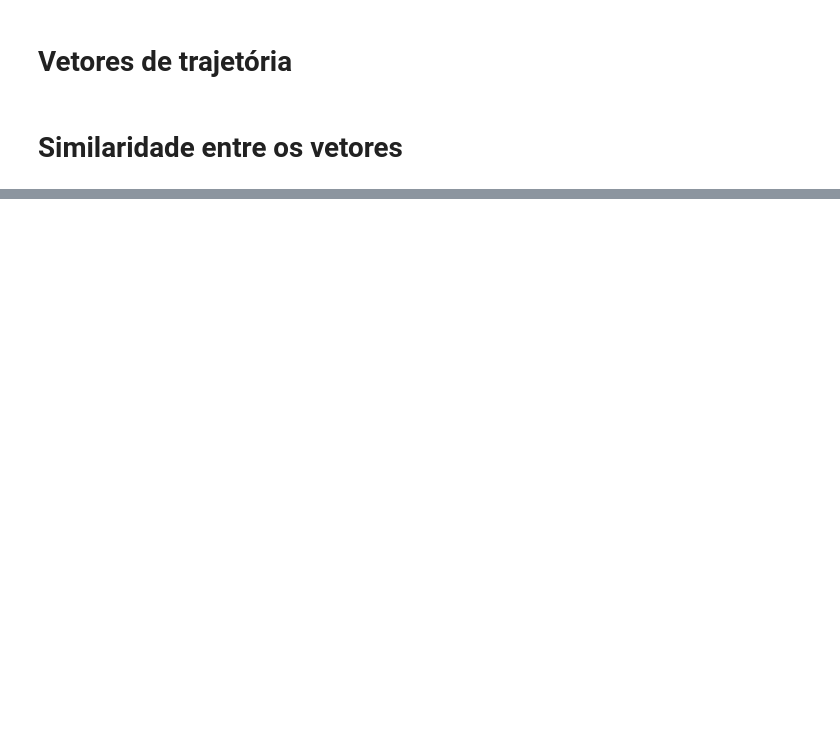
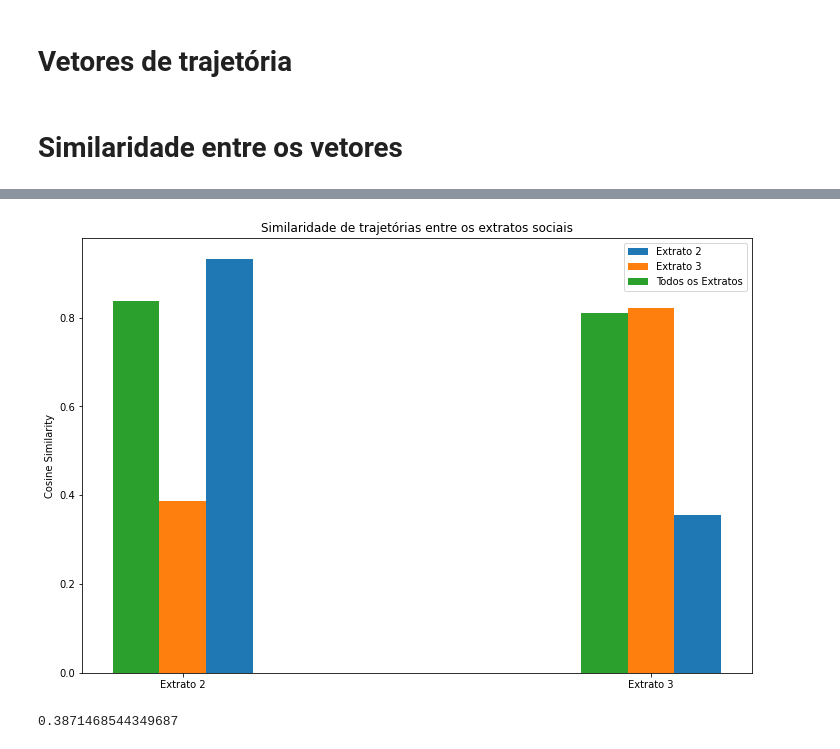
Before and after one commit to ghmc91/Projeto_Mestrado, a Jupyter notebook: Location_Matrix.ipynb, the cells around one changed output, grey strips where cells are left out. Drawn from its saved outputs; the diff is of its cells as text; code cells hidden in the pictures; blank space fills up the shorter version.

```diff
--- a/Location_Matrix.ipynb
+++ b/Location_Matrix.ipynb
@@ -171,0 +230,6 @@ dt_3 = calculate_cosine_similarity(trajectory_vector_3, dict_edge)
+# %%
+from itertools import chain
+def dict_union(*args):
+    return dict(chain.from_iterable(d.items() for d in args))
+
+dicts = dict_union(dt_geral, dt_2, dt_3)
@@ -202,0 +317,34 @@ plot_numcalls_similarity(df_3)
+# %%
+def autolabel(rects):
+    """Attach a text label above each bar in *rects*, displaying its height."""
+    for rect in rects:
+        height = rect.get_height()
+# %%
+labels = ['Extrato 2', 'Extrato 3']
+
+x = np.arange(len(labels))
+width = 1
+
+fig, ax = plt.subplots(figsize=(12,8))
+rects1 = ax.bar(x + 0.1, [np.mean(y1), np.mean(_y1)], width/10, label='Extrato 2')
+rects2 = ax.bar(x, [np.mean(y2), np.mean(_y2)], width/10, label='Extrato 3')
+rects3 = ax.bar(x - 0.1, [np.mean(y3), np.mean(_y3)], width/10, label='Todos os Extratos')
+
+ax.set_ylabel('Cosine Similarity')
+ax.set_title('Similaridade de trajetórias entre os extratos sociais')
+ax.set_xticks(x)
+ax.set_xticklabels(labels)
+ax.legend()
+
+autolabel(rects1)
+autolabel(rects2)
+autolabel(rects3)
+
+
+plt.show()
+# %% [output]
+[figure, added]
+# %%
+np.mean(y2)
+# %% [output]
+0.3871468544349687
```
Also changed, not shown: parts of 22 cells of this notebook, 16 other files.
